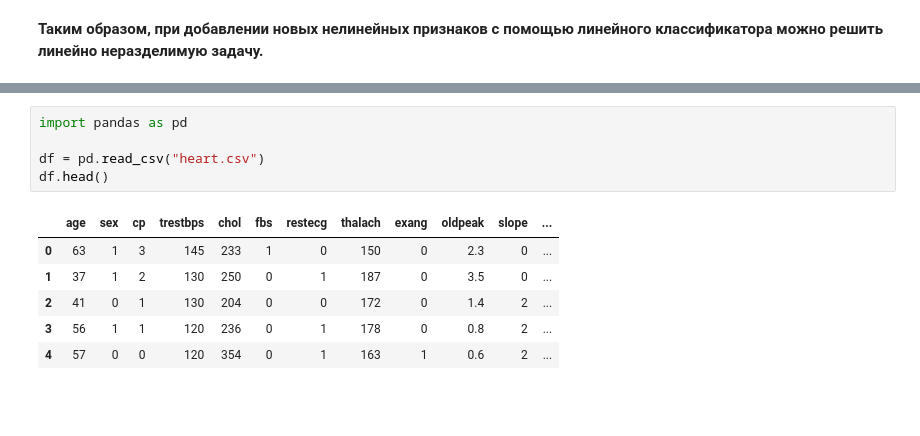
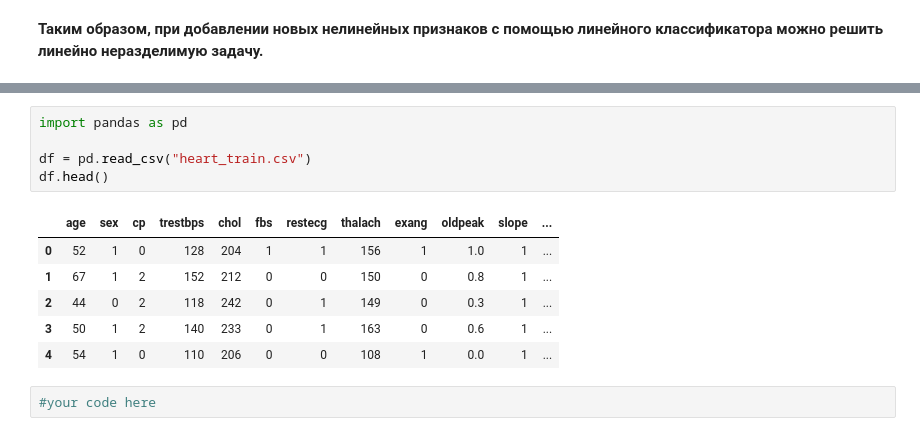
Before and after one commit to Murcha1990/ML_2019_March, a Jupyter notebook: Занятие 4/Seminar4.ipynb, the cells around one changed output, grey strips where cells are left out. Drawn from its saved outputs; the diff is of its cells as text; blank space fills up the shorter version.

```diff
--- a/Занятие 4/Seminar4.ipynb
+++ b/Занятие 4/Seminar4.ipynb
@@ -248,12 +299,14 @@ plot_boundary(logit_pipe, X, y,
 # %%
 import pandas as pd
 
-df = pd.read_csv("heart.csv")
+df = pd.read_csv("heart_train.csv")
 df.head()
 # %% [output]
 |  | age | sex | cp | trestbps | chol | fbs | restecg | thalach | exang | oldpeak | slope | ... |
-| 0 | 63 | 1 | 3 | 145 | 233 | 1 | 0 | 150 | 0 | 2.3 | 0 | ... |
-| 1 | 37 | 1 | 2 | 130 | 250 | 0 | 1 | 187 | 0 | 3.5 | 0 | ... |
-| 2 | 41 | 0 | 1 | 130 | 204 | 0 | 0 | 172 | 0 | 1.4 | 2 | ... |
-| 3 | 56 | 1 | 1 | 120 | 236 | 0 | 1 | 178 | 0 | 0.8 | 2 | ... |
-| 4 | 57 | 0 | 0 | 120 | 354 | 0 | 1 | 163 | 1 | 0.6 | 2 | ... |
+| 0 | 52 | 1 | 0 | 128 | 204 | 1 | 1 | 156 | 1 | 1.0 | 1 | ... |
+| 1 | 67 | 1 | 2 | 152 | 212 | 0 | 0 | 150 | 0 | 0.8 | 1 | ... |
+| 2 | 44 | 0 | 2 | 118 | 242 | 0 | 1 | 149 | 0 | 0.3 | 1 | ... |
+| 3 | 50 | 1 | 2 | 140 | 233 | 0 | 1 | 163 | 0 | 0.6 | 1 | ... |
+| 4 | 54 | 1 | 0 | 110 | 206 | 0 | 0 | 108 | 1 | 0.0 | 1 | ... |
+# %%
+#your code here
```
Also changed, not shown: parts of 2 cells of this notebook, 2 other files.
